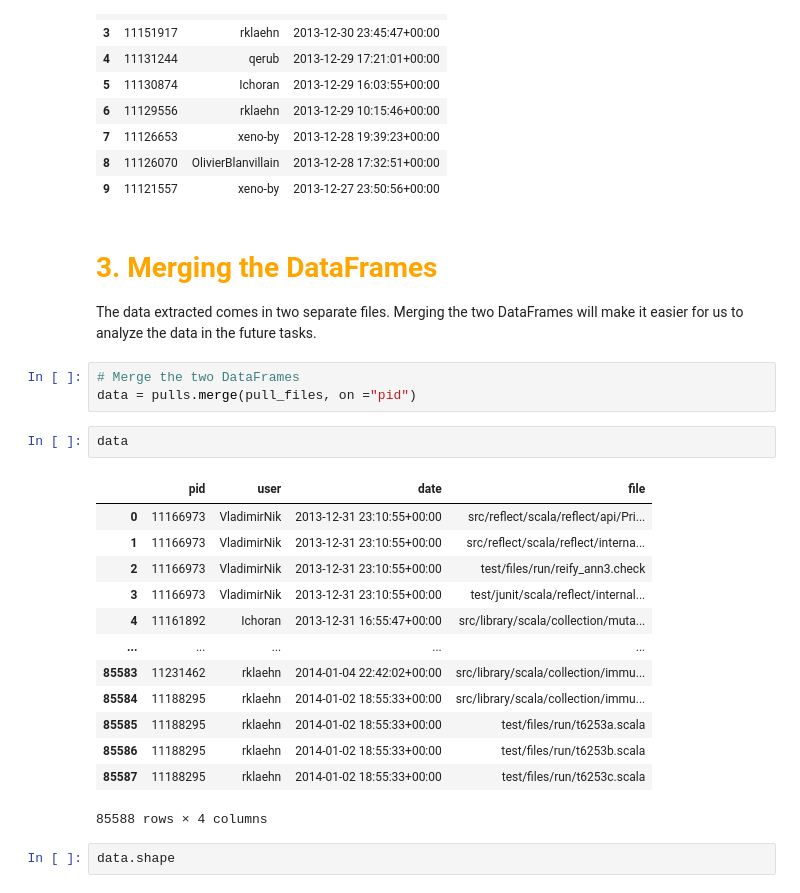
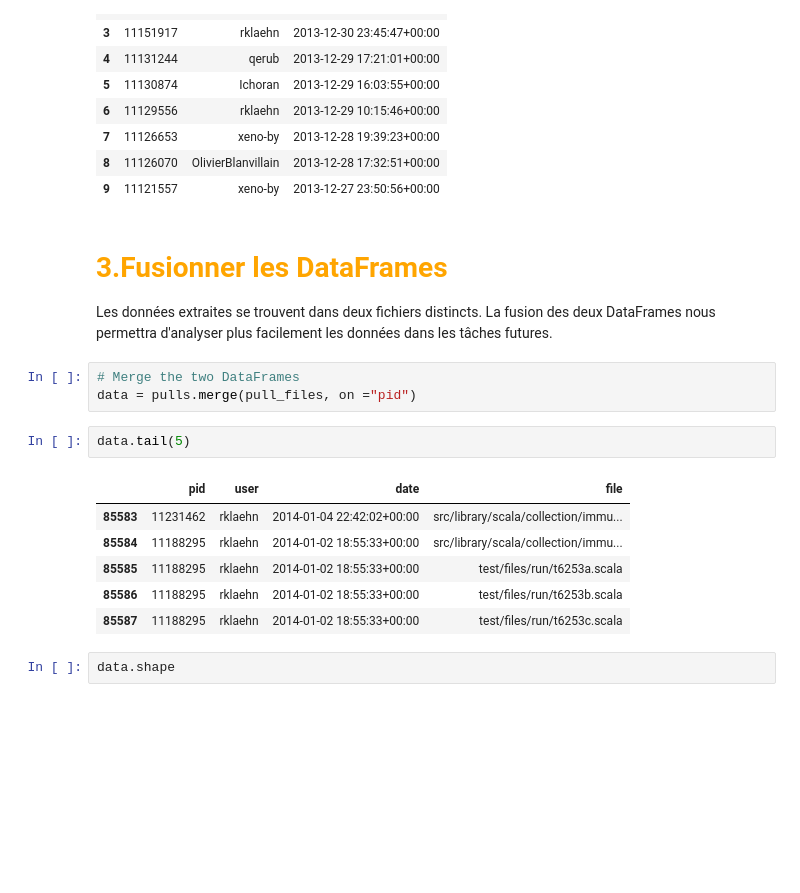
Before and after one commit to rania-slimene/Project_Analyse, a Jupyter notebook: notebook.ipynb, the cells around one changed output. Drawn from its saved outputs; the diff is of its cells as text; blank space fills up the shorter version.

```diff
--- a/notebook.ipynb
+++ b/notebook.ipynb
@@ -113,27 +115,20 @@ pulls.head(10)
 | 9 | 11121557 | xeno-by | 2013-12-27 23:50:56+00:00 |
 # %% [markdown]
 <a id = "3" ></a>
-# <span style="  color:#FFA500; font-family:serif; font-size:28px;"> 3. Merging the DataFrames</span>
-<p>The data extracted comes in two separate files. Merging the two DataFrames will make it easier for us to analyze the data in the future tasks.</p>
+# <span style="  color:#FFA500; font-family:serif; font-size:28px;"> 3.Fusionner les DataFrames </span>
+<p>Les données extraites se trouvent dans deux fichiers distincts. La fusion des deux DataFrames nous permettra d'analyser plus facilement les données dans les tâches futures.</p>
 # %%
 # Merge the two DataFrames
 data = pulls.merge(pull_files, on ="pid")
 # %%
-data
+data.tail(5)
 # %% [output]
 |  | pid | user | date | file |
-| 0 | 11166973 | VladimirNik | 2013-12-31 23:10:55+00:00 | src/reflect/scala/reflect/api/Pri... |
-| 1 | 11166973 | VladimirNik | 2013-12-31 23:10:55+00:00 | src/reflect/scala/reflect/interna... |
-| 2 | 11166973 | VladimirNik | 2013-12-31 23:10:55+00:00 | test/files/run/reify_ann3.check |
-| 3 | 11166973 | VladimirNik | 2013-12-31 23:10:55+00:00 | test/junit/scala/reflect/internal... |
-| 4 | 11161892 | Ichoran | 2013-12-31 16:55:47+00:00 | src/library/scala/collection/muta... |
-| ... | ... | ... | ... | ... |
 | 85583 | 11231462 | rklaehn | 2014-01-04 22:42:02+00:00 | src/library/scala/collection/immu... |
 | 85584 | 11188295 | rklaehn | 2014-01-02 18:55:33+00:00 | src/library/scala/collection/immu... |
 | 85585 | 11188295 | rklaehn | 2014-01-02 18:55:33+00:00 | test/files/run/t6253a.scala |
 | 85586 | 11188295 | rklaehn | 2014-01-02 18:55:33+00:00 | test/files/run/t6253b.scala |
 | 85587 | 11188295 | rklaehn | 2014-01-02 18:55:33+00:00 | test/files/run/t6253c.scala |
-85588 rows × 4 columns
 # %%
 data.shape
 # %% [output]
```
Also changed, not shown: parts of 11 cells of this notebook, 2 other files.
